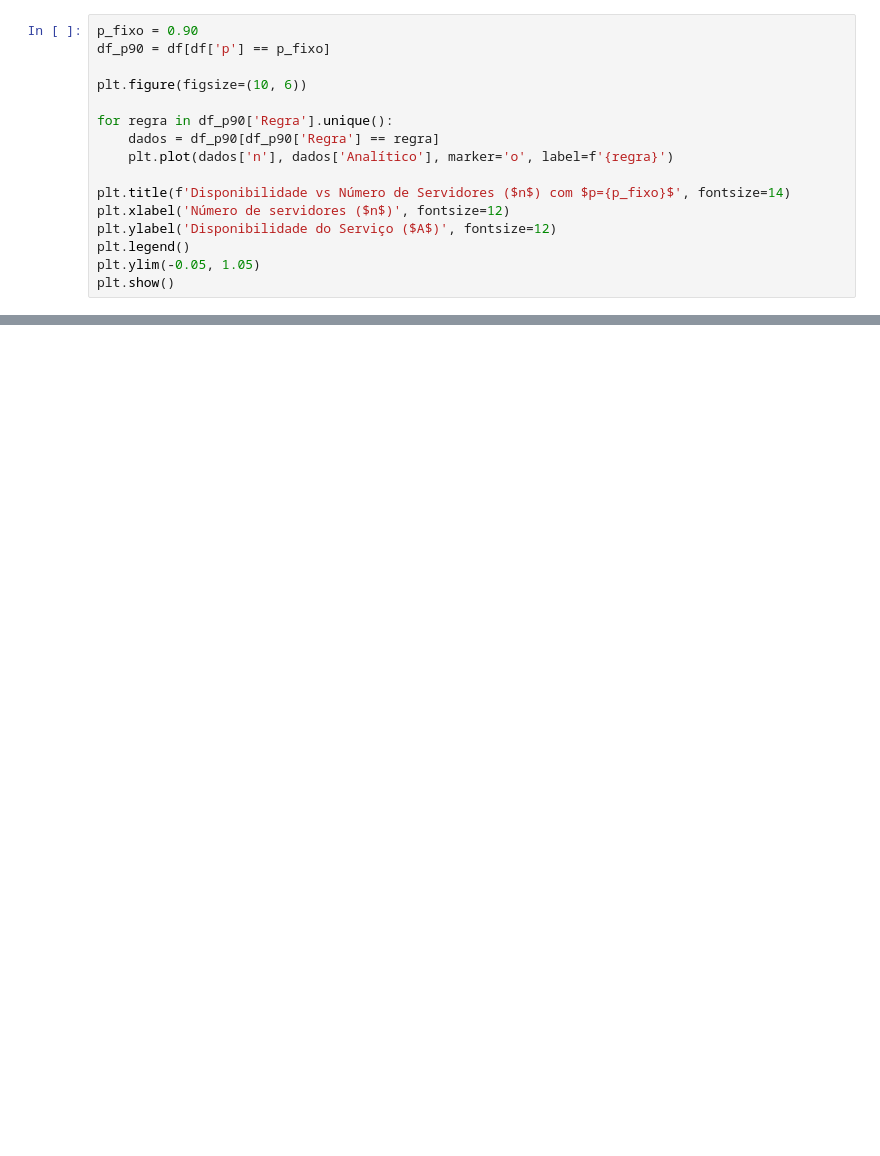
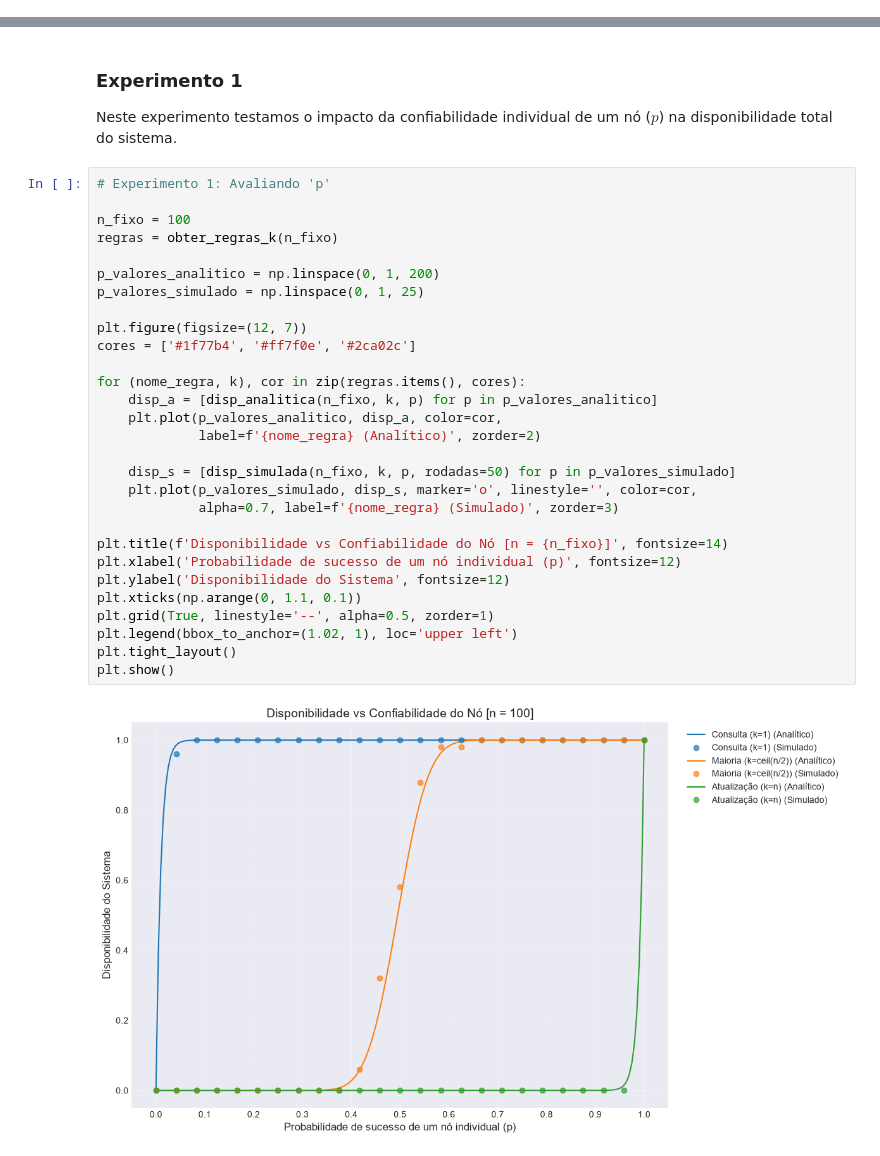
Before and after one commit to Alyra004/exercicios11e12, a Jupyter notebook: resolucao_exercicios.ipynb, the cells around one changed output, grey strips where cells are left out. Saved outputs shown, nothing was run; the diff lists cells and outputs as text; blank space fills up the shorter version.

```diff
--- a/resolucao_exercicios.ipynb
+++ b/resolucao_exercicios.ipynb
@@ -110,16 +8,0 @@ plt.show()
-# %%
-p_fixo = 0.90
-df_p90 = df[df['p'] == p_fixo]
-
-plt.figure(figsize=(10, 6))
-
-for regra in df_p90['Regra'].unique():
-    dados = df_p90[df_p90['Regra'] == regra]
-    plt.plot(dados['n'], dados['Analítico'], marker='o', label=f'{regra}')
-
-plt.title(f'Disponibilidade vs Número de Servidores ($n$) com $p={p_fixo}$', fontsize=14)
-plt.xlabel('Número de servidores ($n$)', fontsize=12)
-plt.ylabel('Disponibilidade do Serviço ($A$)', fontsize=12)
-plt.legend()
-plt.ylim(-0.05, 1.05)
-plt.show()
@@ -127,0 +45,35 @@ plt.show()
+# %% [markdown]
+### Experimento 1
+
+Neste experimento testamos o impacto da confiabilidade individual de um nó ($p$) na disponibilidade total do sistema.
+# %%
+# Experimento 1: Avaliando 'p'
+
+n_fixo = 100
+regras = obter_regras_k(n_fixo)
+
+p_valores_analitico = np.linspace(0, 1, 200)
+p_valores_simulado = np.linspace(0, 1, 25)
+
+plt.figure(figsize=(12, 7))
+cores = ['#1f77b4', '#ff7f0e', '#2ca02c']
+
+for (nome_regra, k), cor in zip(regras.items(), cores):
+    disp_a = [disp_analitica(n_fixo, k, p) for p in p_valores_analitico]
+    plt.plot(p_valores_analitico, disp_a, color=cor,
+             label=f'{nome_regra} (Analítico)', zorder=2)
+
+    disp_s = [disp_simulada(n_fixo, k, p, rodadas=50) for p in p_valores_simulado]
+    plt.plot(p_valores_simulado, disp_s, marker='o', linestyle='', color=cor,
+             alpha=0.7, label=f'{nome_regra} (Simulado)', zorder=3)
+
+plt.title(f'Disponibilidade vs Confiabilidade do Nó [n = {n_fixo}]', fontsize=14)
+plt.xlabel('Probabilidade de sucesso de um nó individual (p)', fontsize=12)
+plt.ylabel('Disponibilidade do Sistema', fontsize=12)
+plt.xticks(np.arange(0, 1.1, 0.1))
+plt.grid(True, linestyle='--', alpha=0.5, zorder=1)
+plt.legend(bbox_to_anchor=(1.02, 1), loc='upper left')
+plt.tight_layout()
+plt.show()
+# %% [output]
+[figure, added]
```
Also changed, not shown: parts of 13 cells of this notebook, 4 other files.
